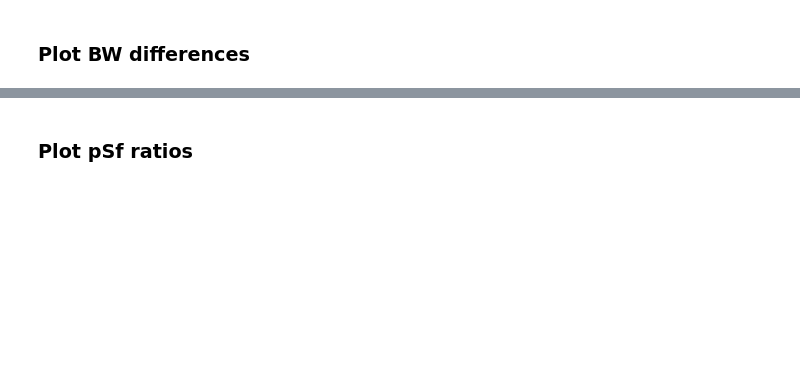
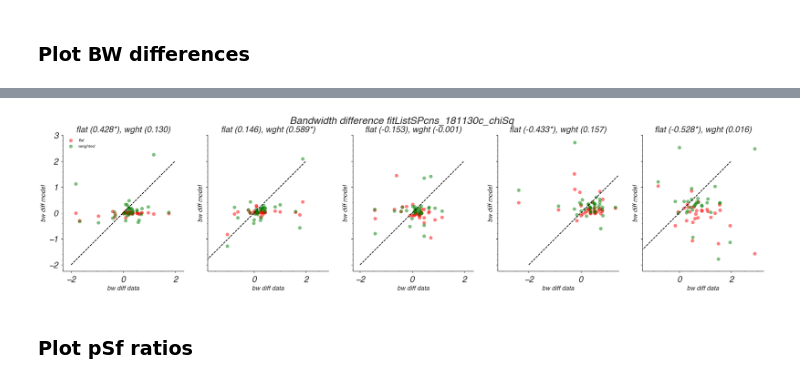
Before and after one commit to paul-levy/SF-diversity, a Jupyter notebook: Analysis/Functions/descrAnalysis.ipynb, the cells around one changed output, grey strips where cells are left out. Saved outputs shown, nothing was run; the diff lists cells and outputs as text; code cells hidden in the pictures; blank space fills up the shorter version.

```diff
--- a/Analysis/Functions/descrAnalysis.ipynb
+++ b/Analysis/Functions/descrAnalysis.ipynb
@@ -52,3 +80,6 @@ modParams = np.load(data_loc + fitName, encoding='latin1').item();
+# %%
+descrExp = hfunc.np_smart_load(data_loc + descrName)
+descrMods = [hfunc.np_smart_load(data_loc + modName) for modName in descrModNames]
 # %% [markdown]
 ### Get bandwidth/prefSf measures organized
 # %%
@@ -210,3 +307,52 @@ plt.suptitle('Bandwidth difference', fontsize=24);
+# %%
+# remove if either array has nan in that position (assumes x, y of equal length)
+nan_rm = lambda x, y: [x[~np.isnan(x) & ~np.isnan(y)], y[~np.isnan(x) & ~np.isnan(y)]]
+# %%
+nRows = 1;
+fig, allBW = plt.subplots(nRows, nFamilies, sharex='col', sharey='row', figsize=(6*nFamilies,nRows*6))
+
+data = bwDiffExp;
+colors = ['']
+
+dataList = [bwDiffModFlat, bwDiffModWght]
+strList  = ['flat', 'weighted']
+colorList = ['r', 'g']
+
+flatCorBW = [];
+wghtCorBW = [];
+
+for fam in range(nFamilies):
+    validOnesExp = np.logical_and(data[:,fam]>-5, data[:,fam]<5);
+    validOnesExp = np.logical_and(validOnesExp, chi_keep)
+    toConsider = data[validOnesExp, fam];
+    [allBW[fam].scatter(toConsider, data[validOnesExp, fam], color=cc, label=fitStr, alpha=0.5) for data,cc,fitStr in zip(dataList, colorList, strList)]
+    allBW[fam].plot([-2, 2], [-2, 2], 'k--')
+    allBW[fam].set_xlabel('bw diff data', fontsize=15);
+    allBW[fam].set_ylabel('bw diff model', fontsize=15);
+    allBW[fam].axis('equal')
+    allBW[0].legend(loc='upper left');
+
+    # compute correlation
+    flatCorBW.append(pearsonr(*nan_rm(bwDiffModFlat[validOnesExp, fam], bwDiffExp[validOnesExp, fam])));
+    wghtCorBW.append(pearsonr(*nan_rm(bwDiffModWght[validOnesExp, fam], bwDiffExp[validOnesExp, fam])));
+
+    is_sig = lambda x: '*' if x<0.05 else '';
+    fcbw = flatCorBW[-1];
+    wcbw = wghtCorBW[-1];
+    allBW[fam].set_title('flat (%.3f%s), wght (%.3f%s)' % (fcbw[0], is_sig(fcbw[1]), wcbw[0], is_sig(wcbw[1])))
+
+
+plt.suptitle('Bandwidth difference %s' % str(baseStr + lossStr), fontsize=24);
+
+saveName = "/%s_%s_bwCompareScatter.pdf" % (descrBase, str(baseStr + lossStr))
+full_save = os.path.dirname(save_loc);
+if not os.path.exists(full_save):
+    os.makedirs(full_save)
+pdfSv = pltSave.PdfPages(full_save + saveName);
+pdfSv.savefig(fig) # only one figure here...
+pdfSv.close()
+# %% [output]
+[figure, added]
 # %% [markdown]
 ### Plot pSf ratios
 # %%
```
Also changed, not shown: parts of 16 cells of this notebook, 29 other files.
